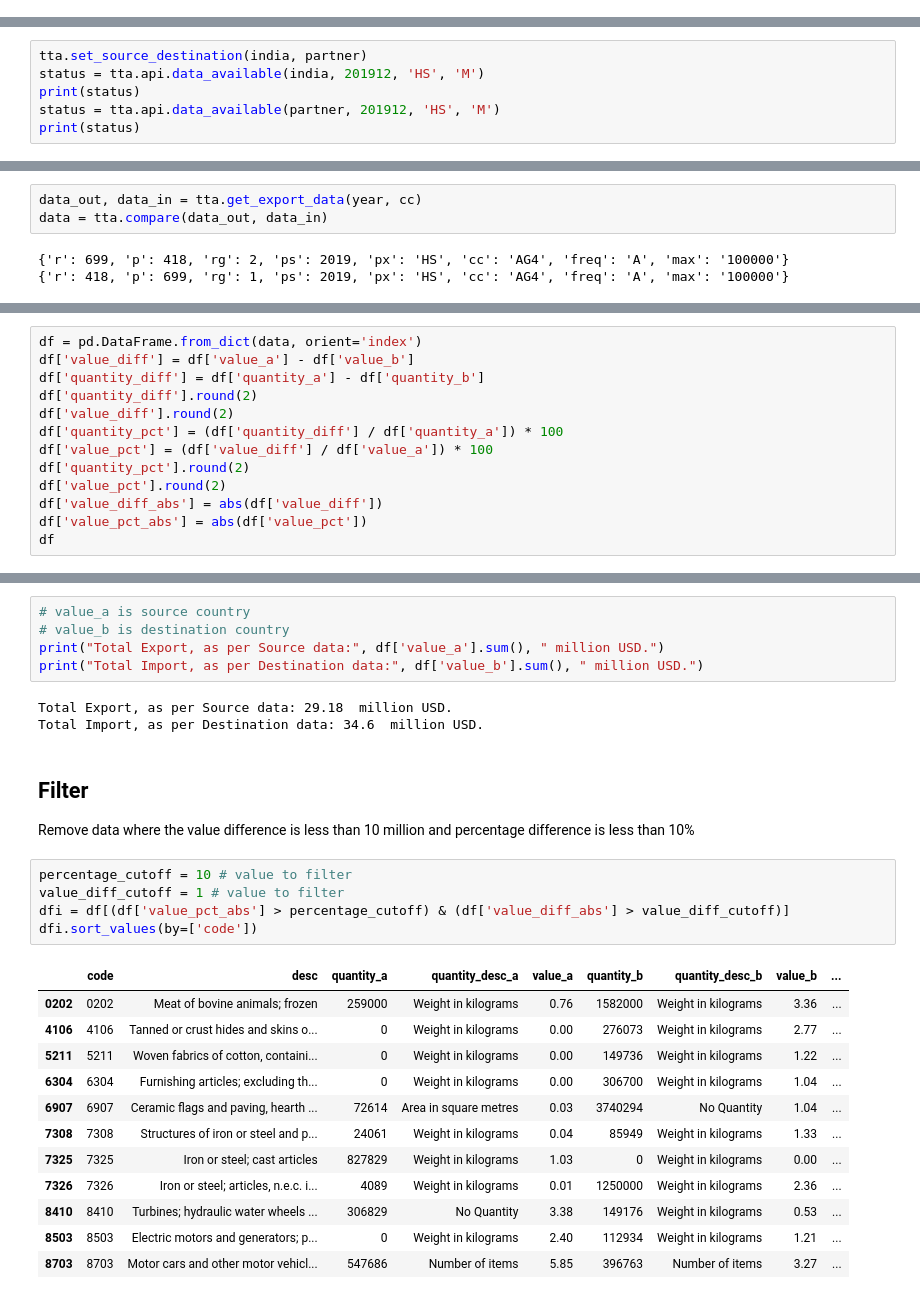
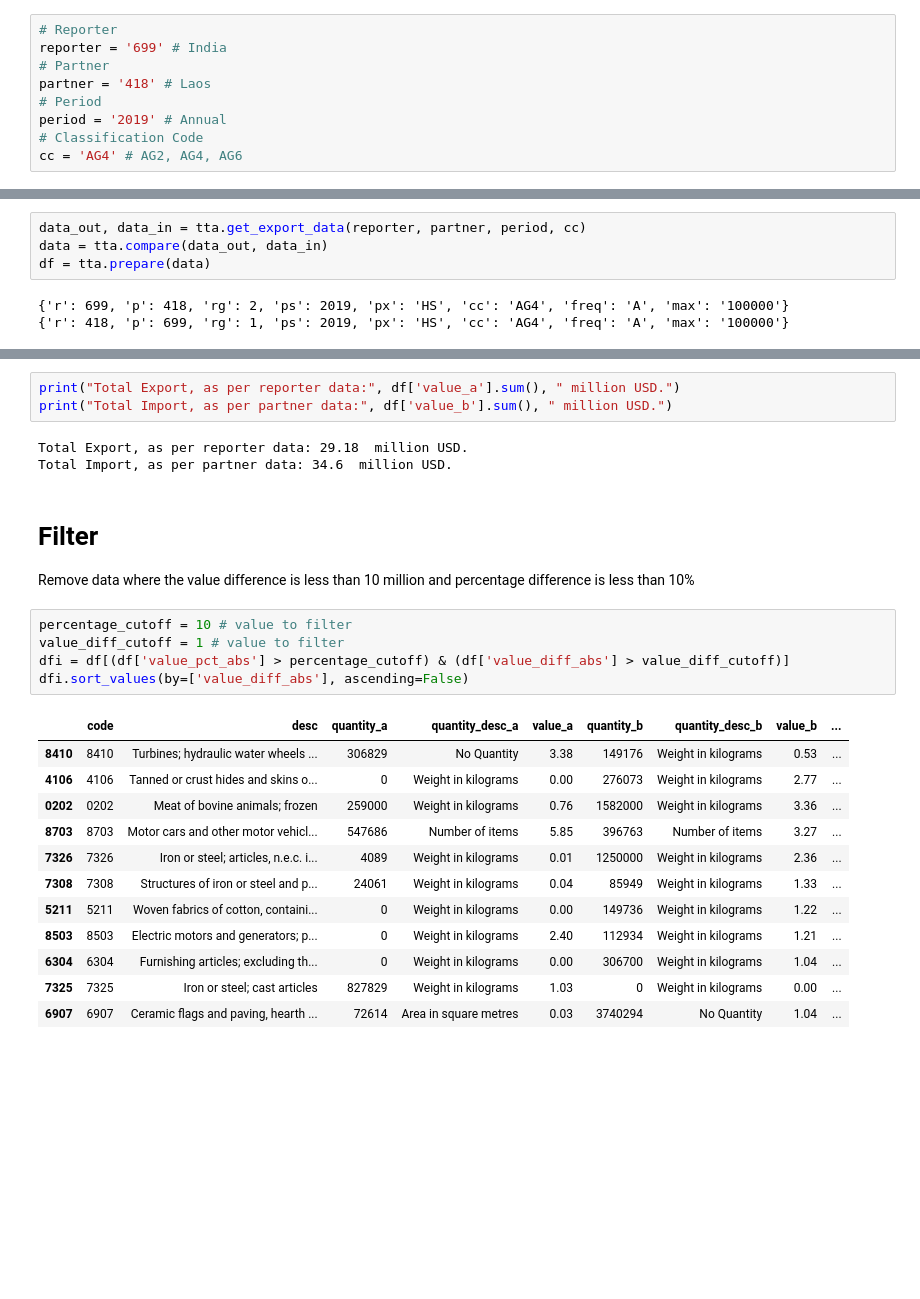
Before and after one commit to kmaneesh/tta, a Jupyter notebook: notebook/country/export.ipynb, the cells around one changed output, grey strips where cells are left out. Cells and saved outputs as stored; diff of their text form; blank space fills up the shorter version.

```diff
--- a/notebook/country/export.ipynb
+++ b/notebook/country/export.ipynb
@@ -14,3 +18,12 @@ cc = 'AG4' # AG2, AG4, AG6
+# %%
+# Reporter
+reporter = '699' # India
+# Partner
+partner = '418' # Laos
+# Period
+period = '2019' # Annual
+# Classification Code
+cc = 'AG4' # AG2, AG4, AG6
 # %% [markdown]
 # Initialisation
 # %%
@@ -30,6 +53,0 @@ tta = Analysis()
-# %%
-tta.set_source_destination(india, partner)
-status = tta.api.data_available(india, 201912, 'HS', 'M')
-print(status)
-status = tta.api.data_available(partner, 201912, 'HS', 'M')
-print(status)
@@ -41,6 +54,7 @@ print(status)
 # %%
-data_out, data_in = tta.get_export_data(year, cc)
+data_out, data_in = tta.get_export_data(reporter, partner, period, cc)
 data = tta.compare(data_out, data_in)
+df = tta.prepare(data)
 # %% [output]
 {'r': 699, 'p': 418, 'rg': 2, 'ps': 2019, 'px': 'HS', 'cc': 'AG4', 'freq': 'A', 'max': '100000'}
 {'r': 418, 'p': 699, 'rg': 1, 'ps': 2019, 'px': 'HS', 'cc': 'AG4', 'freq': 'A', 'max': '100000'}
@@ -49,13 +82,0 @@ data = tta.compare(data_out, data_in)
-# %%
-df = pd.DataFrame.from_dict(data, orient='index')
-df['value_diff'] = df['value_a'] - df['value_b']
-df['quantity_diff'] = df['quantity_a'] - df['quantity_b']
-df['quantity_diff'].round(2)
-df['value_diff'].round(2)
-df['quantity_pct'] = (df['quantity_diff'] / df['quantity_a']) * 100
-df['value_pct'] = (df['value_diff'] / df['value_a']) * 100
-df['quantity_pct'].round(2)
-df['value_pct'].round(2)
-df['value_diff_abs'] = abs(df['value_diff'])
-df['value_pct_abs'] = abs(df['value_pct'])
-df
@@ -89,30 +94,28 @@ df.to_csv('export_in_' + str(partner) + '_' + str(year) + '_' + str(cc) + '.csv'
 # %%
-# value_a is source country
-# value_b is destination country
-print("Total Export, as per Source data:", df['value_a'].sum(), " million USD.")
-print("Total Import, as per Destination data:", df['value_b'].sum(), " million USD.")
+print("Total Export, as per reporter data:", df['value_a'].sum(), " million USD.")
+print("Total Import, as per partner data:", df['value_b'].sum(), " million USD.")
 # %% [output]
-Total Export, as per Source data: 29.18  million USD.
-Total Import, as per Destination data: 34.6  million USD.
+Total Export, as per reporter data: 29.18  million USD.
+Total Import, as per partner data: 34.6  million USD.
 # %% [markdown]
-## Filter
+# Filter
 Remove data where the value difference is less than 10 million and percentage difference is less than 10%
 # %%
 percentage_cutoff = 10 # value to filter
 value_diff_cutoff = 1 # value to filter
 dfi = df[(df['value_pct_abs'] > percentage_cutoff) & (df['value_diff_abs'] > value_diff_cutoff)]
-dfi.sort_values(by=['code'])
+dfi.sort_values(by=['value_diff_abs'], ascending=False)
 # %% [output]
 |  | code | desc | quantity_a | quantity_desc_a | value_a | quantity_b | quantity_desc_b | value_b | ... |
+| 8410 | 8410 | Turbines; hydraulic water wheels ... | 306829 | No Quantity | 3.38 | 149176 | Weight in kilograms | 0.53 | ... |
+| 4106 | 4106 | Tanned or crust hides and skins o... | 0 | Weight in kilograms | 0.00 | 276073 | Weight in kilograms | 2.77 | ... |
 | 0202 | 0202 | Meat of bovine animals; frozen | 259000 | Weight in kilograms | 0.76 | 1582000 | Weight in kilograms | 3.36 | ... |
-| 4106 | 4106 | Tanned or crust hides and skins o... | 0 | Weight in kilograms | 0.00 | 276073 | Weight in kilograms | 2.77 | ... |
+| 8703 | 8703 | Motor cars and other motor vehicl... | 547686 | Number of items | 5.85 | 396763 | Number of items | 3.27 | ... |
+| 7326 | 7326 | Iron or steel; articles, n.e.c. i... | 4089 | Weight in kilograms | 0.01 | 1250000 | Weight in kilograms | 2.36 | ... |
+| 7308 | 7308 | Structures of iron or steel and p... | 24061 | Weight in kilograms | 0.04 | 85949 | Weight in kilograms | 1.33 | ... |
 | 5211 | 5211 | Woven fabrics of cotton, containi... | 0 | Weight in kilograms | 0.00 | 149736 | Weight in kilograms | 1.22 | ... |
+| 8503 | 8503 | Electric motors and generators; p... | 0 | Weight in kilograms | 2.40 | 112934 | Weight in kilograms | 1.21 | ... |
 | 6304 | 6304 | Furnishing articles; excluding th... | 0 | Weight in kilograms | 0.00 | 306700 | Weight in kilograms | 1.04 | ... |
+| 7325 | 7325 | Iron or steel; cast articles | 827829 | Weight in kilograms | 1.03 | 0 | Weight in kilograms | 0.00 | ... |
 | 6907 | 6907 | Ceramic flags and paving, hearth ... | 72614 | Area in square metres | 0.03 | 3740294 | No Quantity | 1.04 | ... |
-| 7308 | 7308 | Structures of iron or steel and p... | 24061 | Weight in kilograms | 0.04 | 85949 | Weight in kilograms | 1.33 | ... |
-| 7325 | 7325 | Iron or steel; cast articles | 827829 | Weight in kilograms | 1.03 | 0 | Weight in kilograms | 0.00 | ... |
-| 7326 | 7326 | Iron or steel; articles, n.e.c. i... | 4089 | Weight in kilograms | 0.01 | 1250000 | Weight in kilograms | 2.36 | ... |
-| 8410 | 8410 | Turbines; hydraulic water wheels ... | 306829 | No Quantity | 3.38 | 149176 | Weight in kilograms | 0.53 | ... |
-| 8503 | 8503 | Electric motors and generators; p... | 0 | Weight in kilograms | 2.40 | 112934 | Weight in kilograms | 1.21 | ... |
-| 8703 | 8703 | Motor cars and other motor vehicl... | 547686 | Number of items | 5.85 | 396763 | Number of items | 3.27 | ... |
 # %%
```
Also changed, not shown: parts of 17 cells of this notebook, 4 other files.
